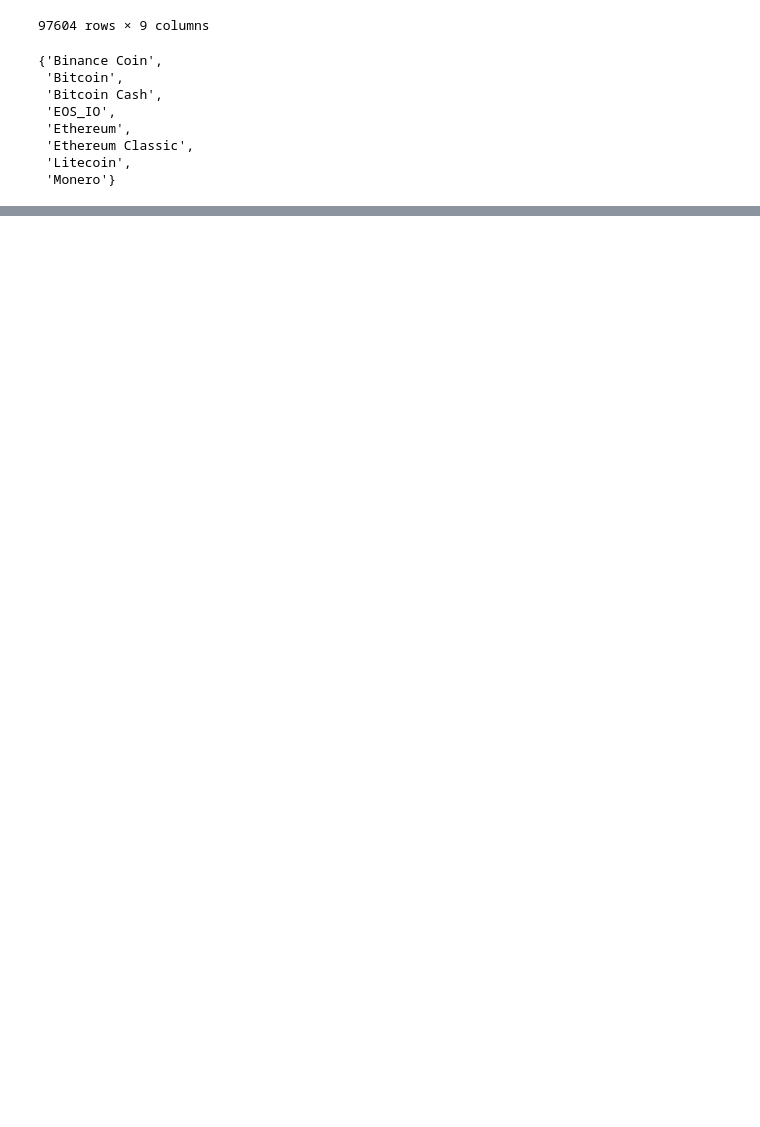
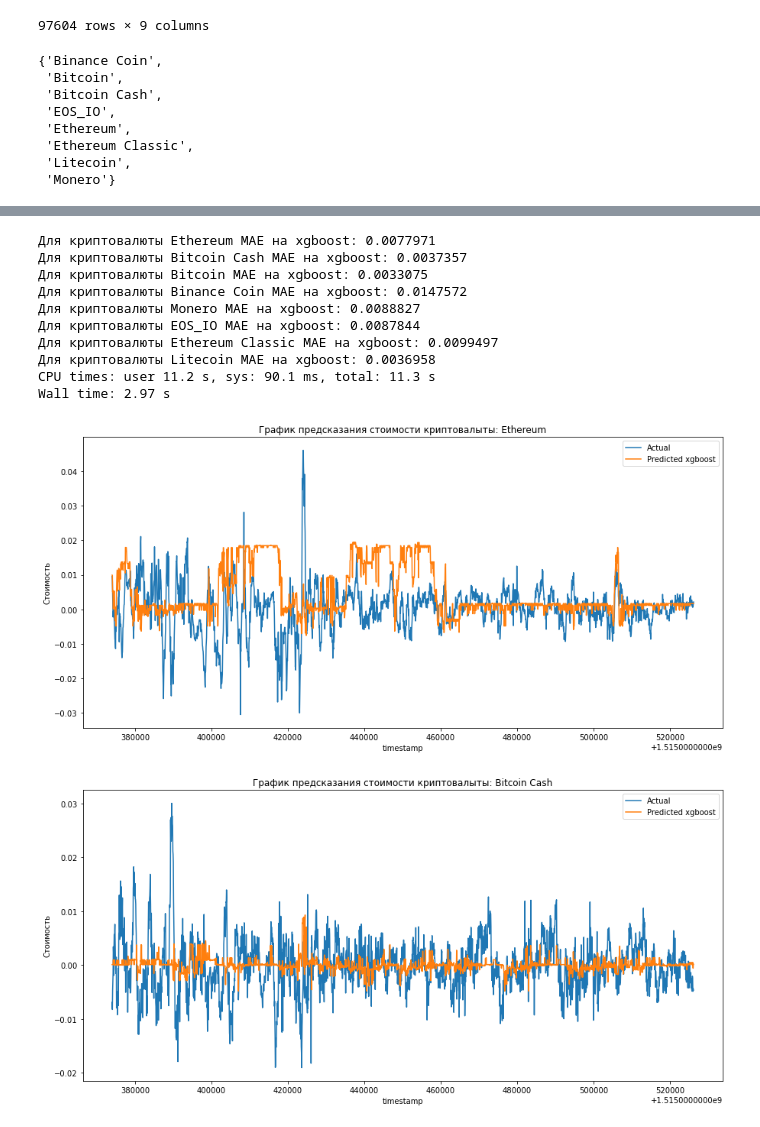
Before and after one commit to paskag/G_Research_Crypto_Forecast, a Jupyter notebook: machine_learning/Crypto_project.ipynb, the cells around one changed output, grey strips where cells are left out. Saved outputs shown, nothing was run; the diff lists cells and outputs as text; code cells hidden in the pictures; blank space fills up the shorter version.

```diff
--- a/machine_learning/Crypto_project.ipynb
+++ b/machine_learning/Crypto_project.ipynb
@@ -68,8 +67,0 @@ Wall time: 1min 15s
-# %%
-%%time
-#svr
-for name in names:
-    X_train, X_valid, y_train, y_valid = train_test_split(name, df_without_null_scaled)
-    model = train_svr(name, X_train, y_train)
-    save_model(name, "svr", model)
-    visualization(name, df_without_null_scaled, "svr")
@@ -95,6 +67,0 @@ Wall time: 36 s
-# %%
-name = "Ethereum"
-X_train, X_valid, y_train, y_valid = train_test_split(name, df_without_null_scaled)
-model = train_svr(name, X_train, y_train)
-save_model(name, "svr", model)
-visualization(name, df_without_null_scaled, "svr")
@@ -130,0 +95,21 @@ Wall time: 1.73 s
+# %%
+%%time
+#xgboost
+for name in names:
+    X_train, X_valid, y_train, y_valid = train_test_split(name, df_without_null_scaled)
+    model = train_xgboost(name, X_train, y_train)
+    save_model(name, "xgboost", model)
+    visualization(name, df_without_null_scaled, "xgboost")
+# %% [output]
+Для криптовалюты Ethereum MAE на xgboost: 0.0077971
+Для криптовалюты Bitcoin Cash MAE на xgboost: 0.0037357
+Для криптовалюты Bitcoin MAE на xgboost: 0.0033075
+Для криптовалюты Binance Coin MAE на xgboost: 0.0147572
+Для криптовалюты Monero MAE на xgboost: 0.0088827
+Для криптовалюты EOS_IO MAE на xgboost: 0.0087844
+Для криптовалюты Ethereum Classic MAE на xgboost: 0.0099497
+Для криптовалюты Litecoin MAE на xgboost: 0.0036958
+CPU times: user 11.2 s, sys: 90.1 ms, total: 11.3 s
+Wall time: 2.97 s
+[figure, added]
+[figure, added]
```
Also changed, not shown: parts of 7 cells of this notebook, 20 other files.
